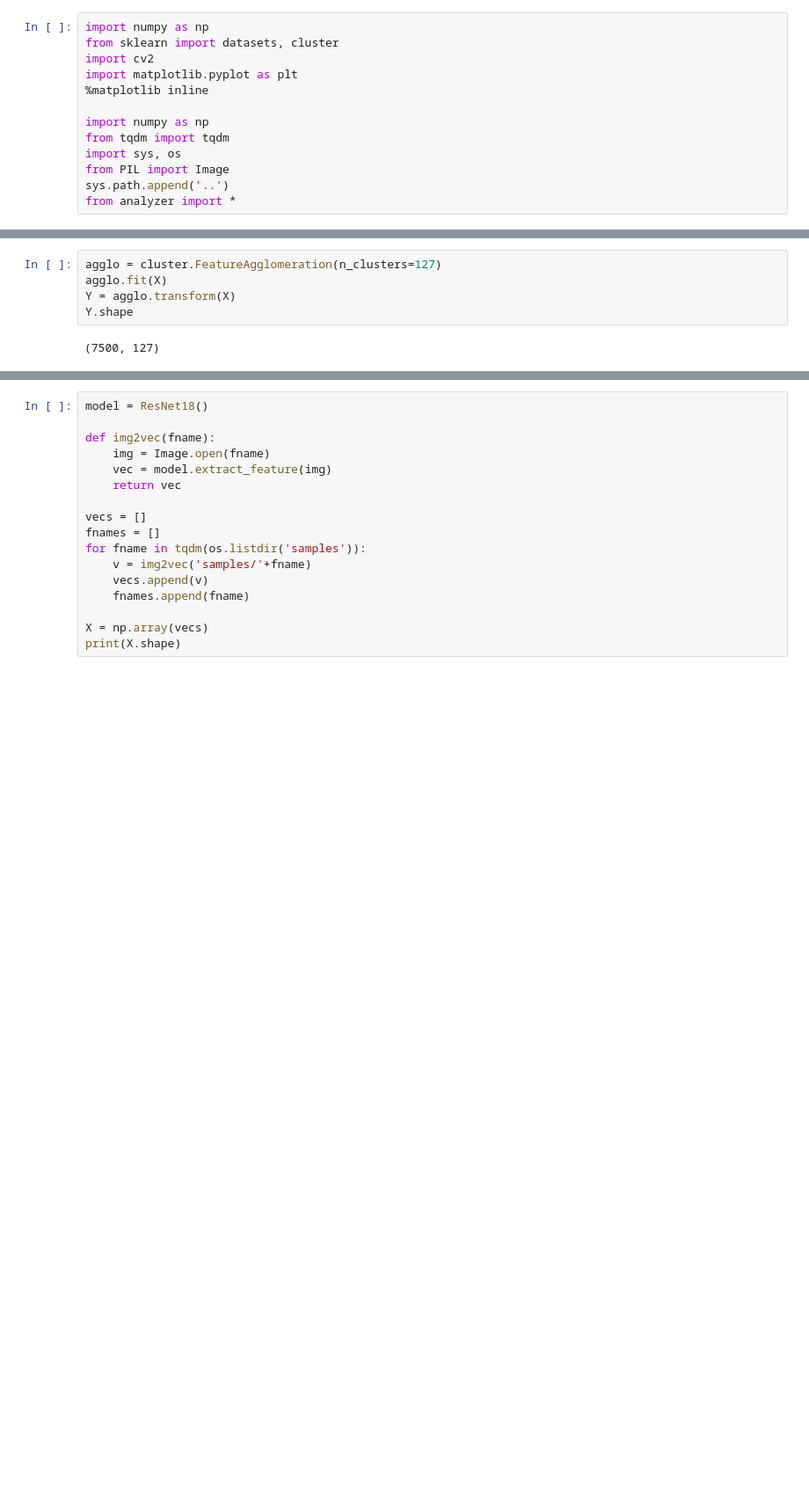
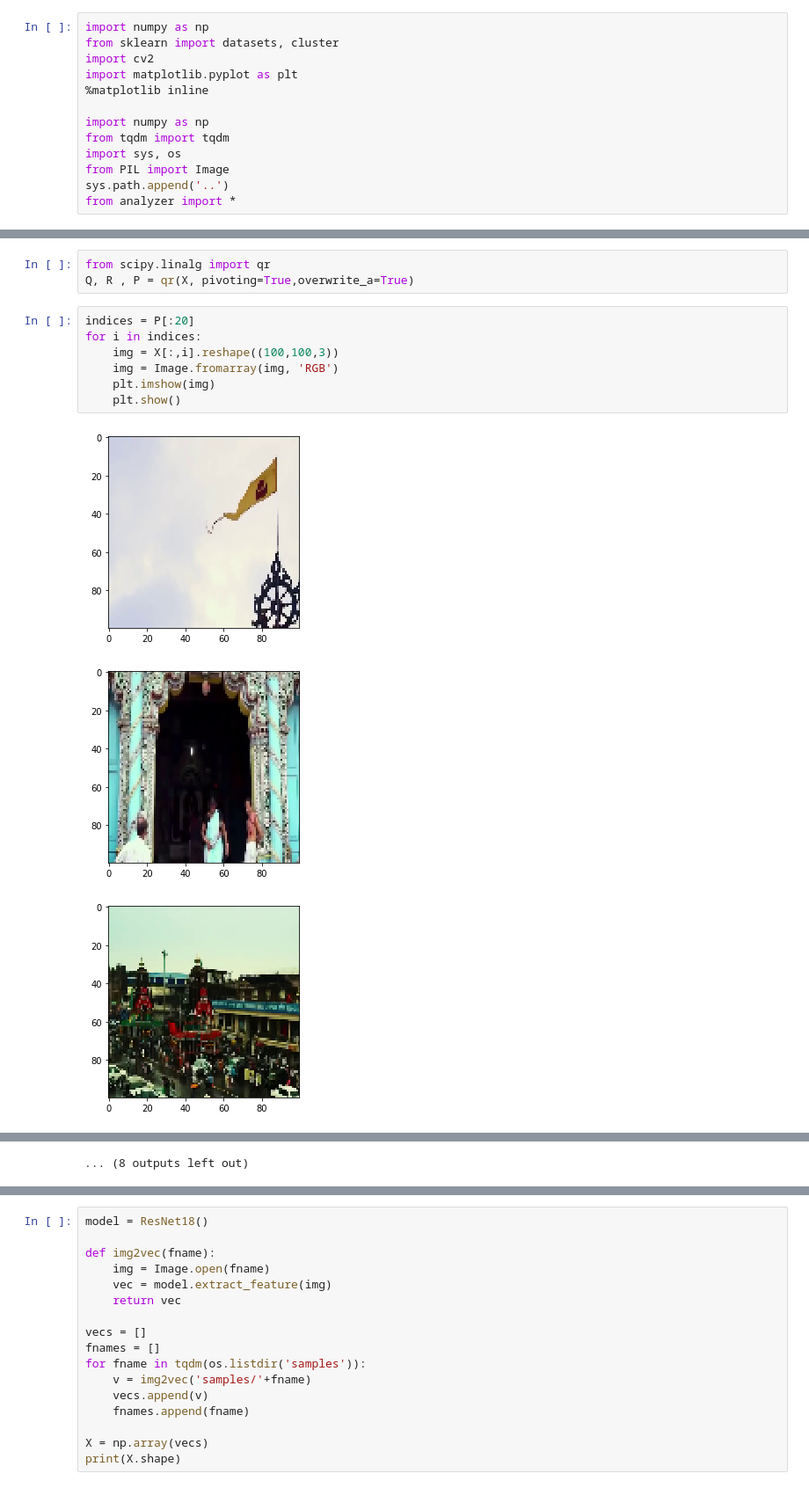
Before and after one commit to tattle-made/feluda, a Jupyter notebook: video_analysis/Untitled.ipynb, the cells around one changed output, grey strips where cells are left out. Shown at 88% size. Saved outputs shown, nothing was run; the diff lists cells and outputs as text; blank space fills up the shorter version.

```diff
--- a/video_analysis/Untitled.ipynb
+++ b/video_analysis/Untitled.ipynb
@@ -31,7 +31,14 @@ print(X.shape)
-# %%
-agglo = cluster.FeatureAgglomeration(n_clusters=127)
-agglo.fit(X)
-Y = agglo.transform(X)
-Y.shape
-# %% [output]
-(7500, 127)
+# %%
+from scipy.linalg import qr
+Q, R , P = qr(X, pivoting=True,overwrite_a=True)
+# %%
+indices = P[:20]
+for i in indices:
+    img = X[:,i].reshape((100,100,3))
+    img = Image.fromarray(img, 'RGB')
+    plt.imshow(img)
+    plt.show()
+# %% [output]
+[figure, added]
+[figure, added]
+[figure, added]
@@ -38 +54,2 @@ Y.shape
+... (8 outputs left out)
 # %%
```
Also changed, not shown: parts of 15 cells of this notebook.
